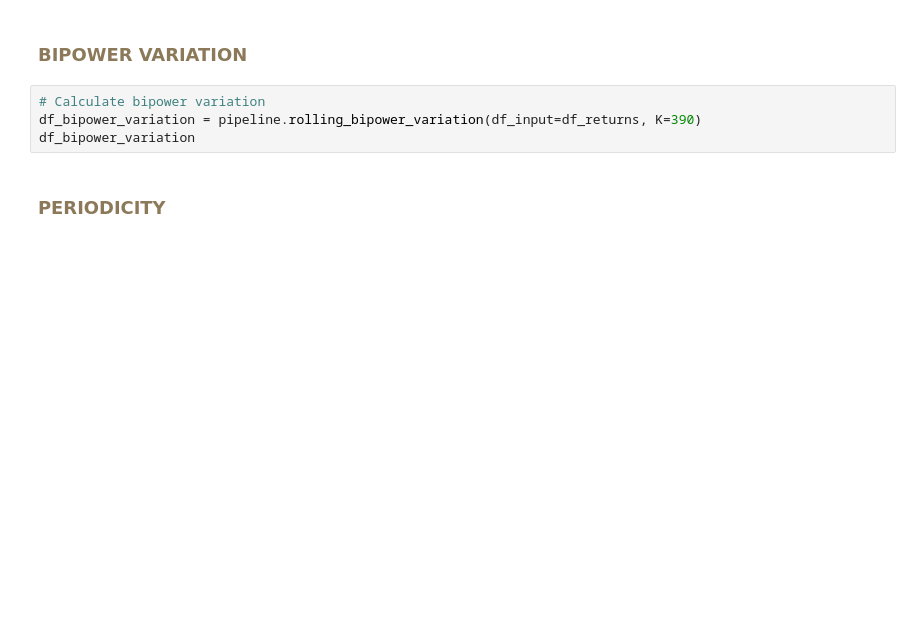
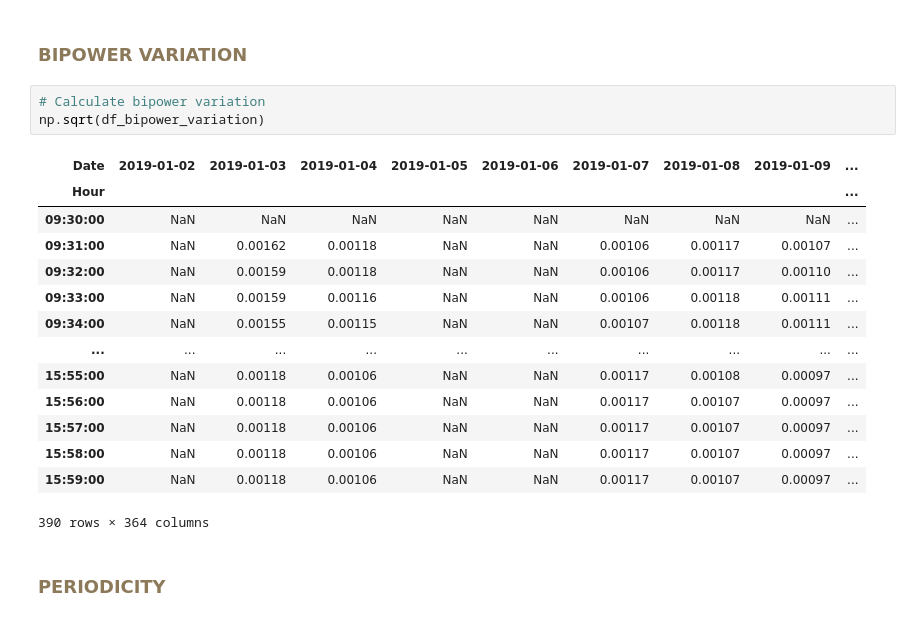
Before and after one commit to f-montenegro/ADIA-Exogenous-Information-in-HFT, a Jupyter notebook: L2_Execution/pipeline_example.ipynb, the cells around one changed output. Cells and saved outputs as stored; diff of their text form; blank space fills up the shorter version.

```diff
--- a/L2_Execution/pipeline_example.ipynb
+++ b/L2_Execution/pipeline_example.ipynb
@@ -52,8 +88,22 @@ df_returns
 <H3 style="color:#8B7959">BIPOWER VARIATION</H3>
 # %%
 # Calculate bipower variation
-df_bipower_variation = pipeline.rolling_bipower_variation(df_input=df_returns, K=390)
-df_bipower_variation
+np.sqrt(df_bipower_variation)
+# %% [output]
+| Date | 2019-01-02 | 2019-01-03 | 2019-01-04 | 2019-01-05 | 2019-01-06 | 2019-01-07 | 2019-01-08 | 2019-01-09 | ... |
+| Hour |  |  |  |  |  |  |  |  | ... |
+| 09:30:00 | NaN | NaN | NaN | NaN | NaN | NaN | NaN | NaN | ... |
+| 09:31:00 | NaN | 0.00162 | 0.00118 | NaN | NaN | 0.00106 | 0.00117 | 0.00107 | ... |
+| 09:32:00 | NaN | 0.00159 | 0.00118 | NaN | NaN | 0.00106 | 0.00117 | 0.00110 | ... |
+| 09:33:00 | NaN | 0.00159 | 0.00116 | NaN | NaN | 0.00106 | 0.00118 | 0.00111 | ... |
+| 09:34:00 | NaN | 0.00155 | 0.00115 | NaN | NaN | 0.00107 | 0.00118 | 0.00111 | ... |
+| ... | ... | ... | ... | ... | ... | ... | ... | ... | ... |
+| 15:55:00 | NaN | 0.00118 | 0.00106 | NaN | NaN | 0.00117 | 0.00108 | 0.00097 | ... |
+| 15:56:00 | NaN | 0.00118 | 0.00106 | NaN | NaN | 0.00117 | 0.00107 | 0.00097 | ... |
+| 15:57:00 | NaN | 0.00118 | 0.00106 | NaN | NaN | 0.00117 | 0.00107 | 0.00097 | ... |
+| 15:58:00 | NaN | 0.00118 | 0.00106 | NaN | NaN | 0.00117 | 0.00107 | 0.00097 | ... |
+| 15:59:00 | NaN | 0.00118 | 0.00106 | NaN | NaN | 0.00117 | 0.00107 | 0.00097 | ... |
+390 rows × 364 columns
 # %% [markdown]
 <H3 style="color:#8B7959">PERIODICITY</H3>
 # %%
```
Also changed, not shown: parts of 45 cells of this notebook.
